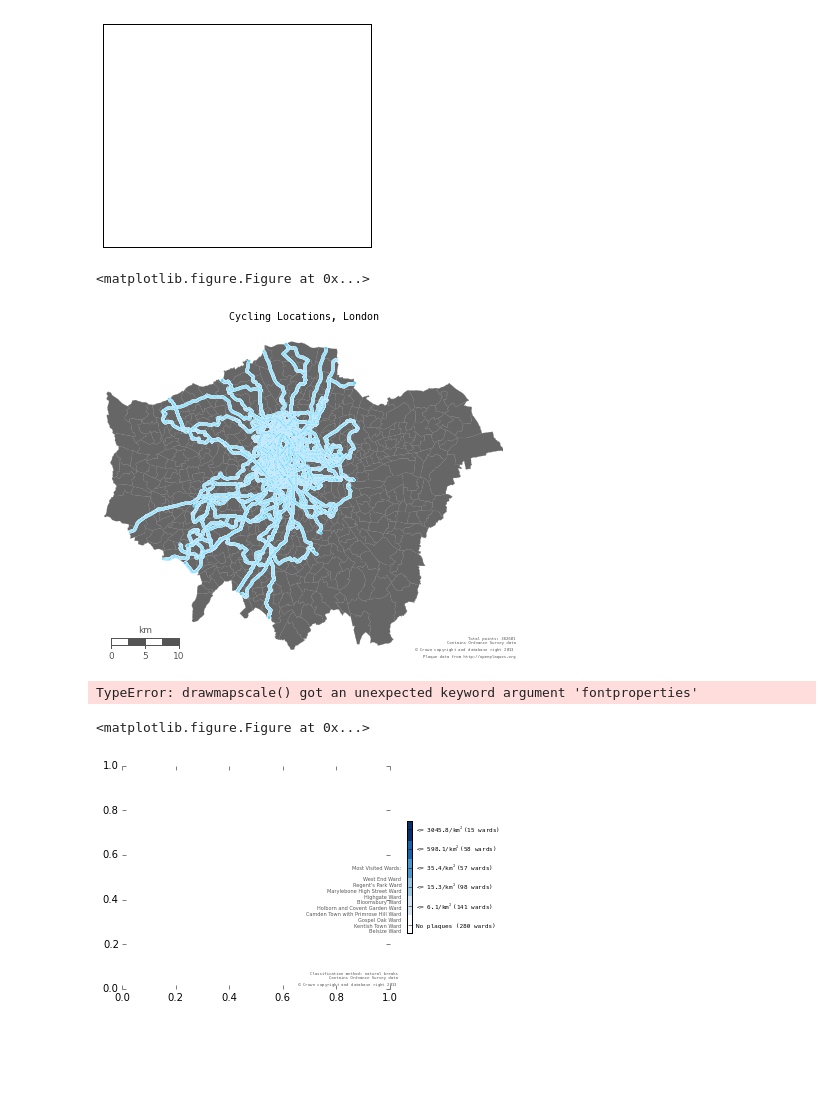
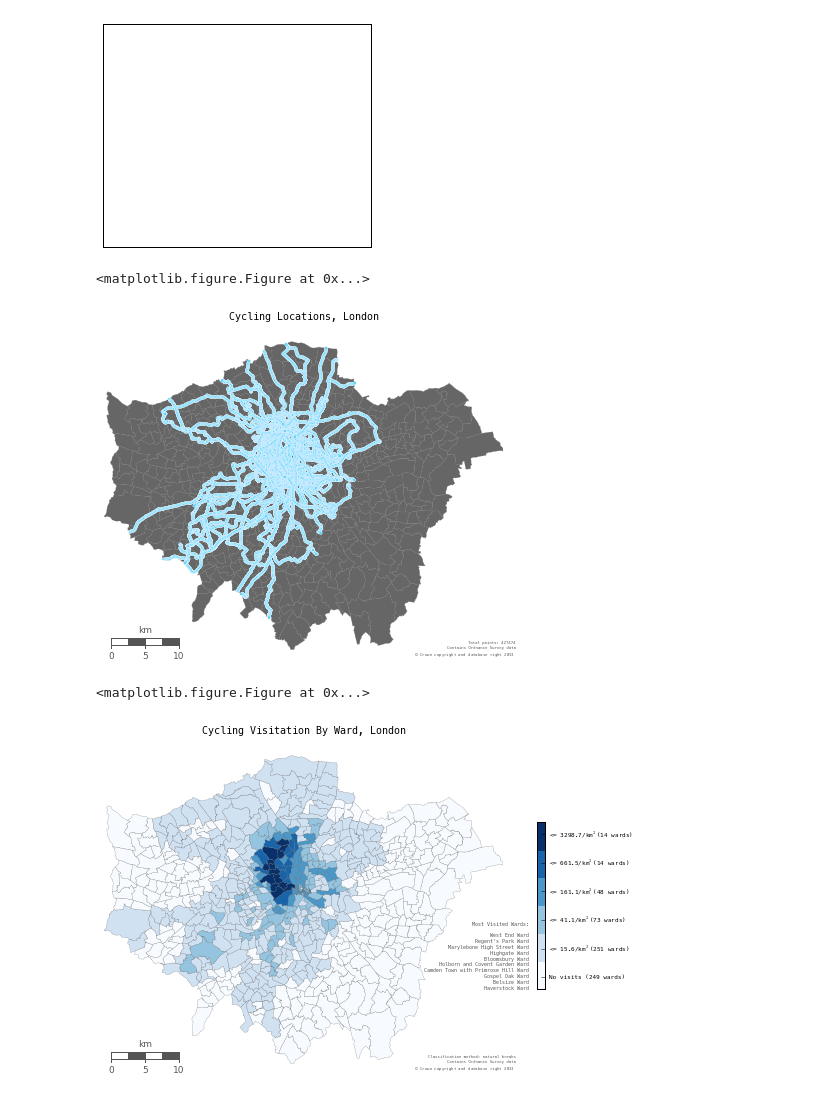
Before and after one commit to ofenton/ofenton, a Jupyter notebook: ipython/notebooks/cycling_london_garmin.ipynb, the cells around one changed output. Drawn from its saved outputs; the diff is of its cells as text; code cells hidden in the pictures; blank space fills up the shorter version.

Commit message:
update naming & add running graph

```diff
--- a/ipython/notebooks/cycling_london_garmin.ipynb
+++ b/ipython/notebooks/cycling_london_garmin.ipynb
@@ -161,7 +161,7 @@ ax.add_collection(PatchCollection(df_map['patches'].values, match_original=True)
 # copyright and source data info
 smallprint = ax.text(
     1.03, 0,
-    'Total points: %s\nContains Ordnance Survey data\n$\copyright$ Crown copyright and database right 2013\nPlaque data from http://openplaques.org' % len(ldn_points),
+    'Total points: %s\nContains Ordnance Survey data\n$\copyright$ Crown copyright and database right 2013' % len(ldn_points),
     ha='right', va='bottom',
     size=4,
     color='#555555',
@@ -182,11 +182,11 @@ plt.title("Cycling Locations, London", fontproperties=prop)
 plt.tight_layout()
 # this will set the image width to 722px at 100dpi
 fig.set_size_inches(8.47, 5.25)
-plt.savefig('data/london_cycling.png', dpi=100, alpha=True)
+plt.savefig('data/london_cycling_garmin.png', dpi=100, alpha=True)
 plt.show()
 # %% [output]
 <matplotlib.figure.Figure at 0x...>
-[figure, old version]
+[figure, new version]
 # %%
 ### PART 2 ###
 
@@ -210,7 +210,7 @@ df_map.jenks_bins.fillna(-1, inplace=True)
 
 jenks_labels = ["<= %0.1f/km$^2$(%s wards)" % (b, c) for b, c in zip(
     breaks.bins, breaks.counts)]
-jenks_labels.insert(0, 'No plaques (%s wards)' % len(df_map[df_map['density_km'].isnull()]))
+jenks_labels.insert(0, 'No visits (%s wards)' % len(df_map[df_map['density_km'].isnull()]))
 # %%
 plt.clf()
 fig = plt.figure()
@@ -242,40 +242,40 @@ details = cb.ax.text(
     highest,
     ha='right', va='bottom',
     size=5,
-    color='#555555')
+    color='#555555',
+    fontproperties=prop
+)
 
 # Bin method, copyright and source data info
 smallprint = ax.text(
     1.03, 0,
     'Classification method: natural breaks\nContains Ordnance Survey data\n$\copyright$ Crown copyright and database right 2013',
     ha='right', va='bottom',
     size=4,
     color='#555555',
     transform=ax.transAxes,
     fontproperties=prop
 )
 
 # Draw a map scale
 m.drawmapscale(
     coords[0] + 0.08, coords[1] + 0.015,
     coords[0], coords[1],
     10.,
     barstyle='fancy', labelstyle='simple',
     fillcolor1='w', fillcolor2='#555555',
     fontcolor='#555555',
-    zorder=5,
-    fontproperties=prop
+    zorder=5
 )
 # this will set the image width to 722px at 100dpi
 plt.title("Cycling Visitation By Ward, London", fontproperties=prop)
 plt.tight_layout()
 fig.set_size_inches(8.47, 5.25)
-plt.savefig('data/london_cycling_density.png', dpi=100, alpha=True)
+plt.savefig('data/london_cycling_density_garmin.png', dpi=100, alpha=True)
 plt.show()
 # %% [output]
-TypeError: drawmapscale() got an unexpected keyword argument 'fontproperties'
+<matplotlib.figure.Figure at 0x...>
-<matplotlib.figure.Figure at 0x...>
-[figure, old version]
+[figure, new version]
 # %%
 ### PART 3 ###
 
```
Also changed, not shown: parts of 1 cell of this notebook, 11 other files.
